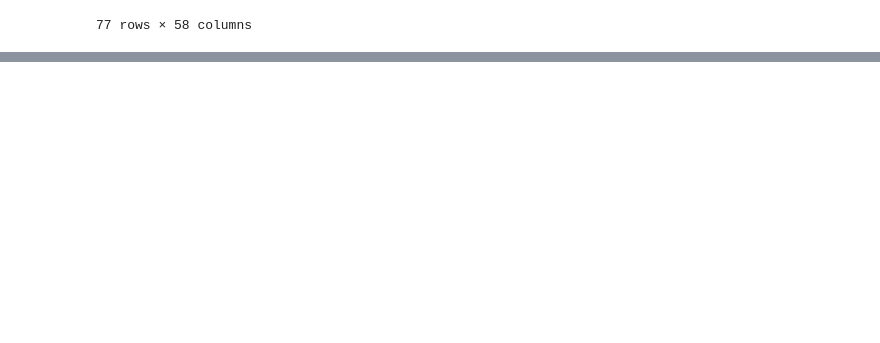
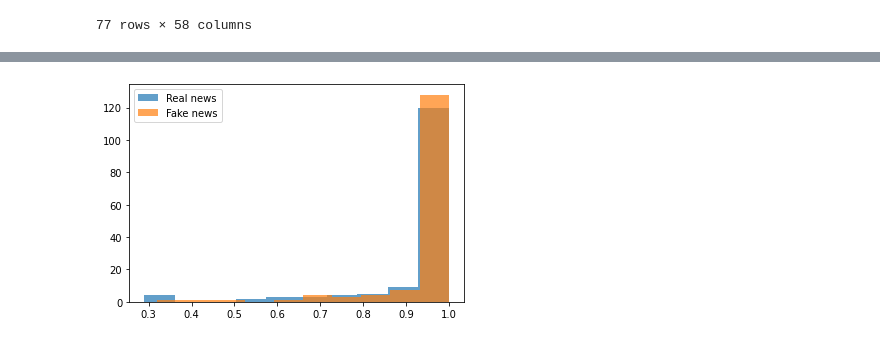
Before and after one commit to giorgospetkakis/more-fake-news-pls, a Jupyter notebook: src/20200606-svm-distributionoffeatures.ipynb, the cells around one changed output, grey strips where cells are left out. Drawn from its saved outputs; the diff is of its cells as text; code cells hidden in the pictures; blank space fills up the shorter version.

```diff
--- a/src/Untitled.ipynb
+++ b/src/20200606-svm-distributionoffeatures.ipynb
@@ -127,0 +143,7 @@ plt.hist(true['negative'], alpha=0.5)
+# %%
+plt.hist(true['TTR'], alpha=0.7, label="Real news")
+plt.hist(mis['TTR'], alpha=0.7, label="Fake news")
+plt.legend()
+plt.show()
+# %% [output]
+[figure, added]
```
Also changed, not shown: parts of 4 cells of this notebook, 14 other files.
